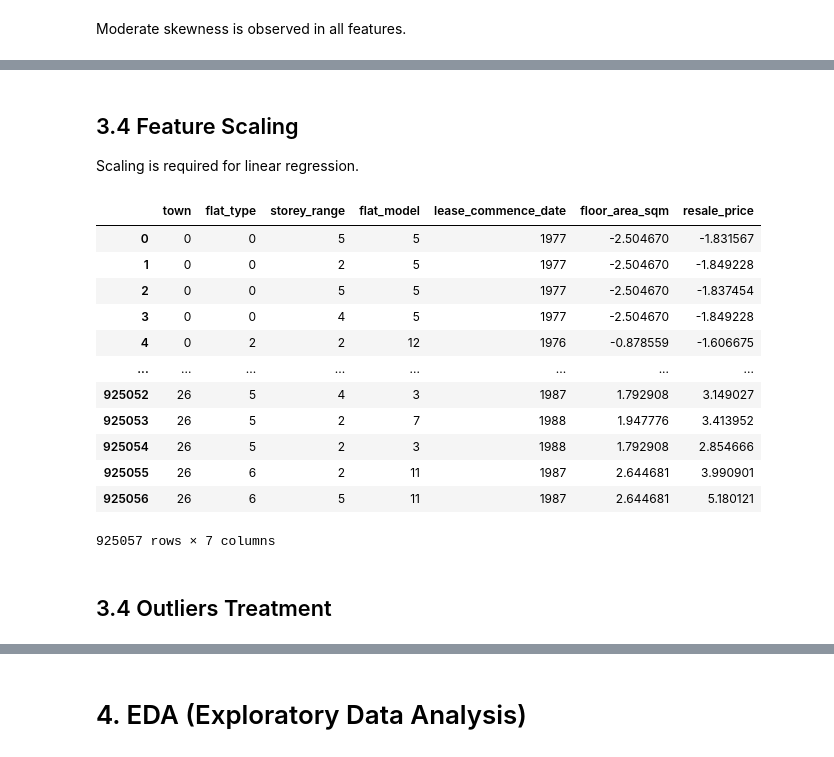
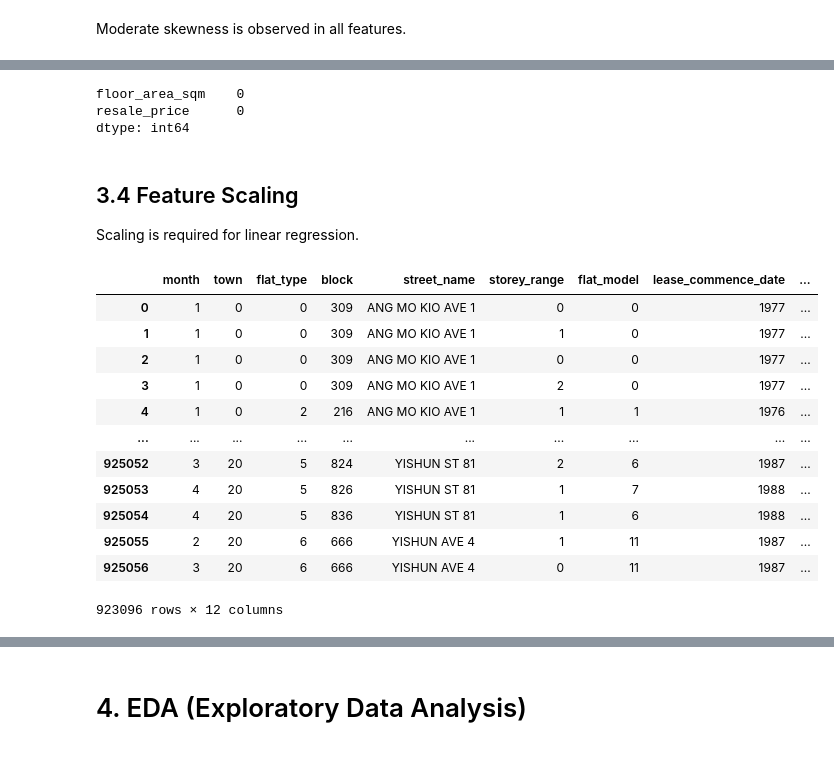
Before and after one commit to aishwarya-10/singapore-resale-flat-price-prediction, a Jupyter notebook: Data_processing.ipynb, the cells around one changed output, grey strips where cells are left out. Cells and saved outputs as stored; diff of their text form; code cells hidden in the pictures.

```diff
--- a/Data_processing.ipynb
+++ b/Data_processing.ipynb
@@ -315,0 +392,3 @@ All the categories are encoded for model.
+# %%
+df1.drop_duplicates(inplace=True)
+df1.duplicated().sum()
@@ -318,5 +399,5 @@ All the categories are encoded for model.
 # %%
 # Get continuous features
-continuous_features = list(df1.columns)
+continuous_features = ["floor_area_sqm", "resale_price"]
 continuous_features
 # %% [output]
@@ -345,0 +431,14 @@ Moderate skewness is observed in all features.
+# %%
+def remove_outliers(df, continuous_features):
+    """Interquartile Range (IQR) method based outlier removal"""
+    for column in continuous_features:
+        percentile25 = df[column].quantile(0.25) # Q1
+        percentile75 = df[column].quantile(0.75) # Q3
+        iqr = percentile75-percentile25
+        upper_lt = percentile75 + 1.5*iqr
+        lower_lt = percentile25 - 1.5*iqr
+        df[column] = df[column].clip(lower_lt, upper_lt)
+    return df
+# %%
+df2 = remove_outliers(df1, continuous_features)
+df2
@@ -346,34 +459,38 @@ Moderate skewness is observed in all features.
+# %%
+count_outliers(df2, continuous_features)
+# %% [output]
+floor_area_sqm    0
+resale_price      0
+dtype: int64
 # %% [markdown]
 ## 3.4 Feature Scaling
 Scaling is required for linear regression.
 # %%
 scaler = StandardScaler()
 
 # Fit continuous columns and transform
 scaled_columns = ["floor_area_sqm", "resale_price"]
 
-scaler.fit(df1[scaled_columns])
+scaler.fit(df2[scaled_columns])
 
-scaled_df = pd.DataFrame(scaler.transform(df1[scaled_columns]), index=df1.index, columns=scaled_columns)
+scaled_df = pd.DataFrame(scaler.transform(df2[scaled_columns]), index=df2.index, columns=scaled_columns)
 
-df2 = df1.copy()
-df2 = df2.drop(["floor_area_sqm", "resale_price"], axis=1)
-scaled_df = pd.concat([df2, scaled_df], axis= 1)
+df3 = df2.copy()
+df3 = df3.drop(["floor_area_sqm", "resale_price"], axis=1)
+scaled_df = pd.concat([df3, scaled_df], axis= 1)
 
 scaled_df
 # %% [output]
-|  | town | flat_type | storey_range | flat_model | lease_commence_date | floor_area_sqm | resale_price |
-| 0 | 0 | 0 | 5 | 5 | 1977 | -2.504670 | -1.831567 |
-| 1 | 0 | 0 | 2 | 5 | 1977 | -2.504670 | -1.849228 |
-| 2 | 0 | 0 | 5 | 5 | 1977 | -2.504670 | -1.837454 |
-| 3 | 0 | 0 | 4 | 5 | 1977 | -2.504670 | -1.849228 |
-| 4 | 0 | 2 | 2 | 12 | 1976 | -0.878559 | -1.606675 |
-| ... | ... | ... | ... | ... | ... | ... | ... |
-| 925052 | 26 | 5 | 4 | 3 | 1987 | 1.792908 | 3.149027 |
-| 925053 | 26 | 5 | 2 | 7 | 1988 | 1.947776 | 3.413952 |
-| 925054 | 26 | 5 | 2 | 3 | 1988 | 1.792908 | 2.854666 |
-| 925055 | 26 | 6 | 2 | 11 | 1987 | 2.644681 | 3.990901 |
-| 925056 | 26 | 6 | 5 | 11 | 1987 | 2.644681 | 5.180121 |
+|  | month | town | flat_type | block | street_name | storey_range | flat_model | lease_commence_date | ... |
+| 0 | 1 | 0 | 0 | 309 | ANG MO KIO AVE 1 | 0 | 0 | 1977 | ... |
+| 1 | 1 | 0 | 0 | 309 | ANG MO KIO AVE 1 | 1 | 0 | 1977 | ... |
+| 2 | 1 | 0 | 0 | 309 | ANG MO KIO AVE 1 | 0 | 0 | 1977 | ... |
+| 3 | 1 | 0 | 0 | 309 | ANG MO KIO AVE 1 | 2 | 0 | 1977 | ... |
+| 4 | 1 | 0 | 2 | 216 | ANG MO KIO AVE 1 | 1 | 1 | 1976 | ... |
+| ... | ... | ... | ... | ... | ... | ... | ... | ... | ... |
+| 925052 | 3 | 20 | 5 | 824 | YISHUN ST 81 | 2 | 6 | 1987 | ... |
+| 925053 | 4 | 20 | 5 | 826 | YISHUN ST 81 | 1 | 7 | 1988 | ... |
+| 925054 | 4 | 20 | 5 | 836 | YISHUN ST 81 | 1 | 6 | 1988 | ... |
+| 925055 | 2 | 20 | 6 | 666 | YISHUN AVE 4 | 1 | 11 | 1987 | ... |
+| 925056 | 3 | 20 | 6 | 666 | YISHUN AVE 4 | 0 | 11 | 1987 | ... |
-925057 rows × 7 columns
+923096 rows × 12 columns
-# %% [markdown]
-## 3.4 Outliers Treatment
```
Also changed, not shown: parts of 68 cells of this notebook, 1 other file.
